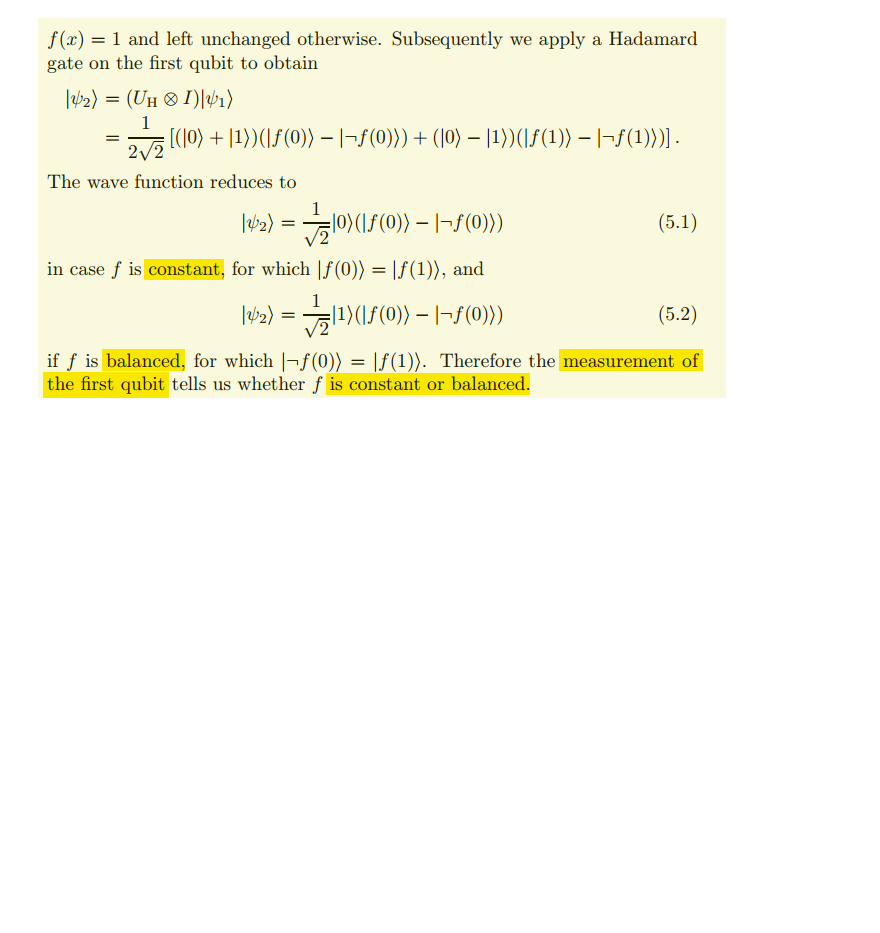
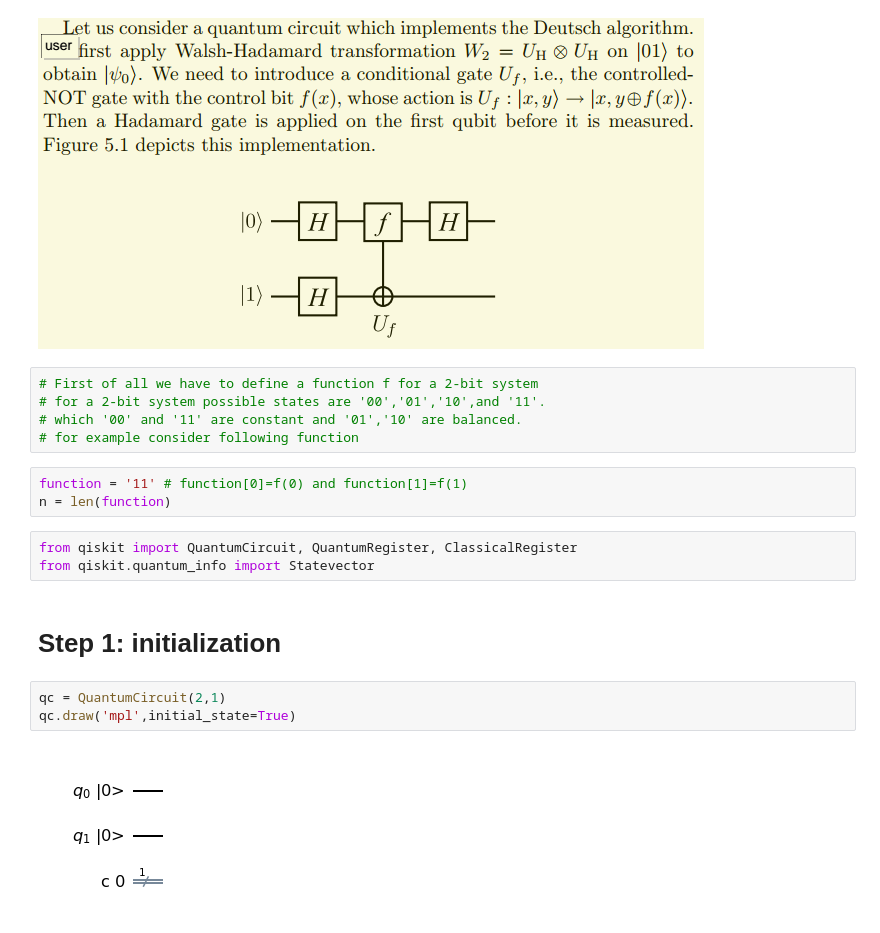
Before and after one commit to emad-boosari/Quangorithm-with-Qiskit, a Jupyter notebook: Deutsch_Algorithm.ipynb, the cells around one changed output. Drawn from its saved outputs; the diff is of its cells as text; blank space fills up the shorter version.

Commit message:
I add realization of algorithm in real quantum system

```diff
--- a/Deutsch_Algorithm.ipynb
+++ b/Deutsch_Algorithm.ipynb
@@ -7,2 +12,20 @@
 # %% [markdown]
-![image.png](attachment:image.png-old)
+![image.png](attachment:image.png-new)
+# %%
+# First of all we have to define a function f for a 2-bit system
+# for a 2-bit system possible states are '00','01','10',and '11'.
+# which '00' and '11' are constant and '01','10' are balanced.
+# for example consider following function
+# %%
+function = '11' # function[0]=f(0) and function[1]=f(1)
+n = len(function)
+# %%
+from qiskit import QuantumCircuit, QuantumRegister, ClassicalRegister
+from qiskit.quantum_info import Statevector
+# %% [markdown]
+# Step 1: initialization
+# %%
+qc = QuantumCircuit(2,1)
+qc.draw('mpl',initial_state=True)
+# %% [output]
+[figure, added]
```
Also changed, not shown: parts of 21 cells of this notebook.
